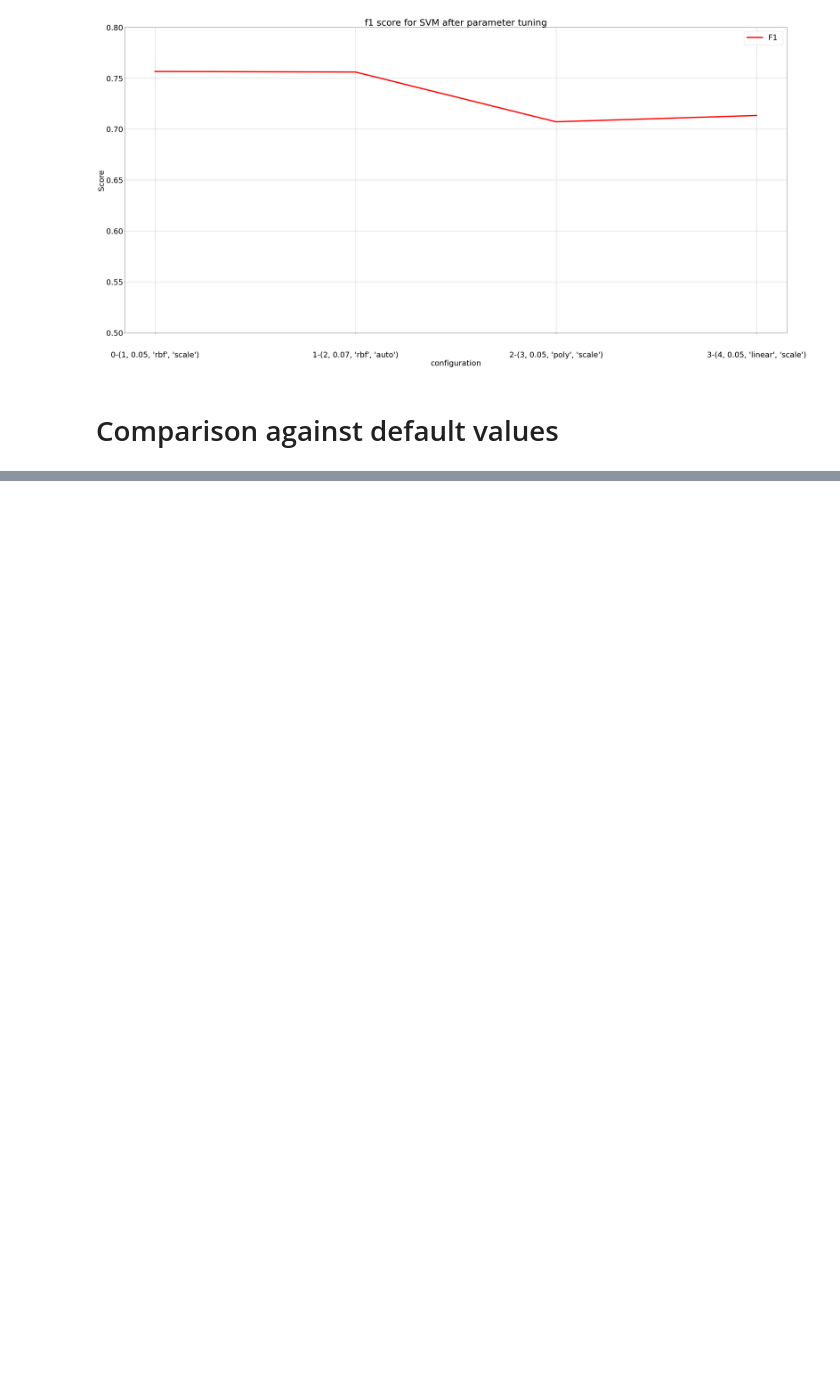
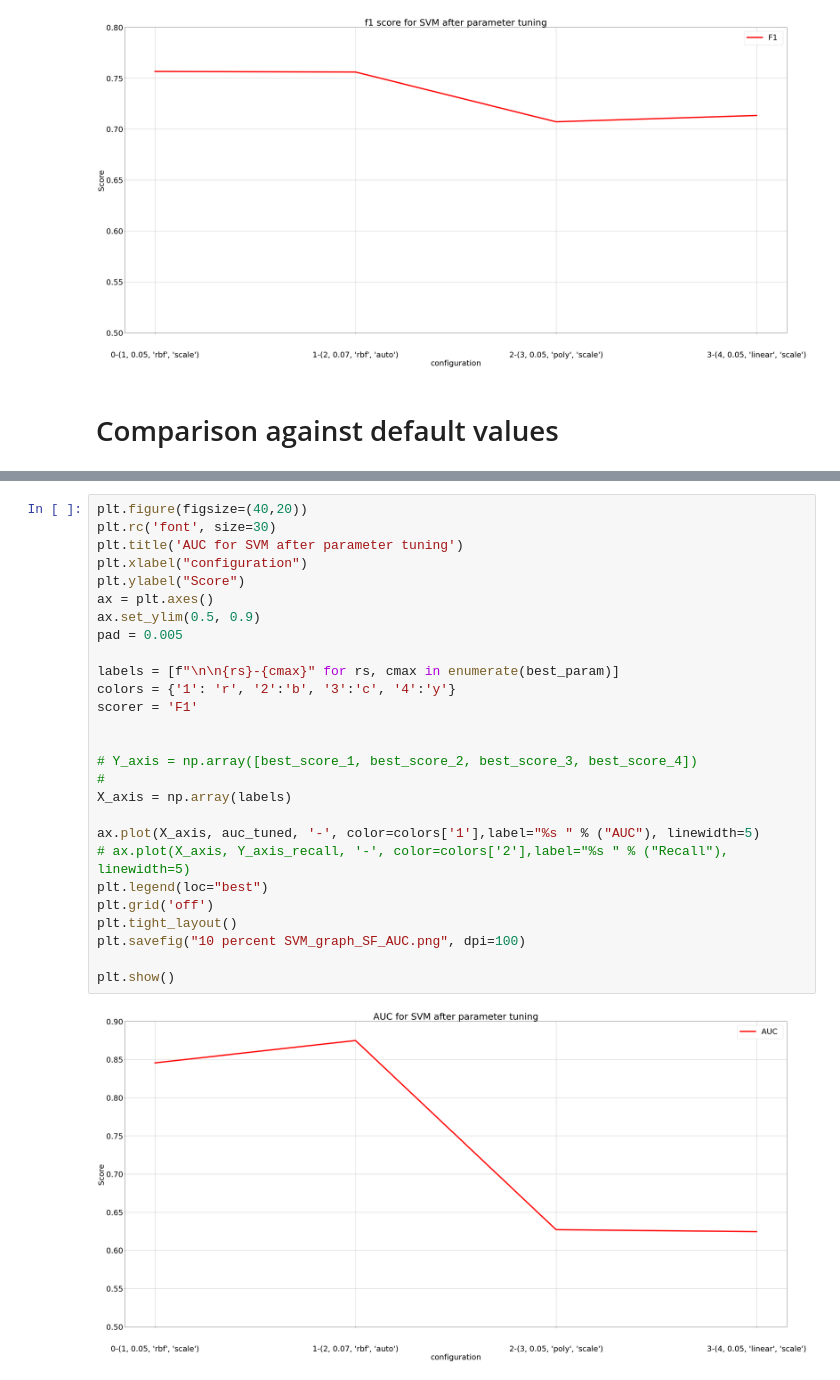
Before and after one commit to Thanhphan1147/kddcup_benchmark, a Jupyter notebook: notebook/Trainning Configurations for OCSVM.ipynb, the cells around one changed output, grey strips where cells are left out. Saved outputs shown, nothing was run; the diff lists cells and outputs as text; blank space fills up the shorter version.

```diff
--- a/notebook/Trainning Configurations for OCSVM.ipynb
+++ b/notebook/Trainning Configurations for OCSVM.ipynb
@@ -422,0 +465,29 @@ plt.show()
+# %%
+plt.figure(figsize=(40,20))
+plt.rc('font', size=30)
+plt.title('AUC for SVM after parameter tuning')
+plt.xlabel("configuration")
+plt.ylabel("Score")
+ax = plt.axes()
+ax.set_ylim(0.5, 0.9)
+pad = 0.005
+
+labels = [f"\n\n{rs}-{cmax}" for rs, cmax in enumerate(best_param)]
+colors = {'1': 'r', '2':'b', '3':'c', '4':'y'}
+scorer = 'F1'
+
+
+# Y_axis = np.array([best_score_1, best_score_2, best_score_3, best_score_4])
+#
+X_axis = np.array(labels)
+
+ax.plot(X_axis, auc_tuned, '-', color=colors['1'],label="%s " % ("AUC"), linewidth=5)
+# ax.plot(X_axis, Y_axis_recall, '-', color=colors['2'],label="%s " % ("Recall"), linewidth=5)
+plt.legend(loc="best")
+plt.grid('off')
+plt.tight_layout()
+plt.savefig("10 percent SVM_graph_SF_AUC.png", dpi=100)
+
+plt.show()
+# %% [output]
+[figure, added]
```
Also changed, not shown: parts of 4 cells of this notebook, 11 other files.
